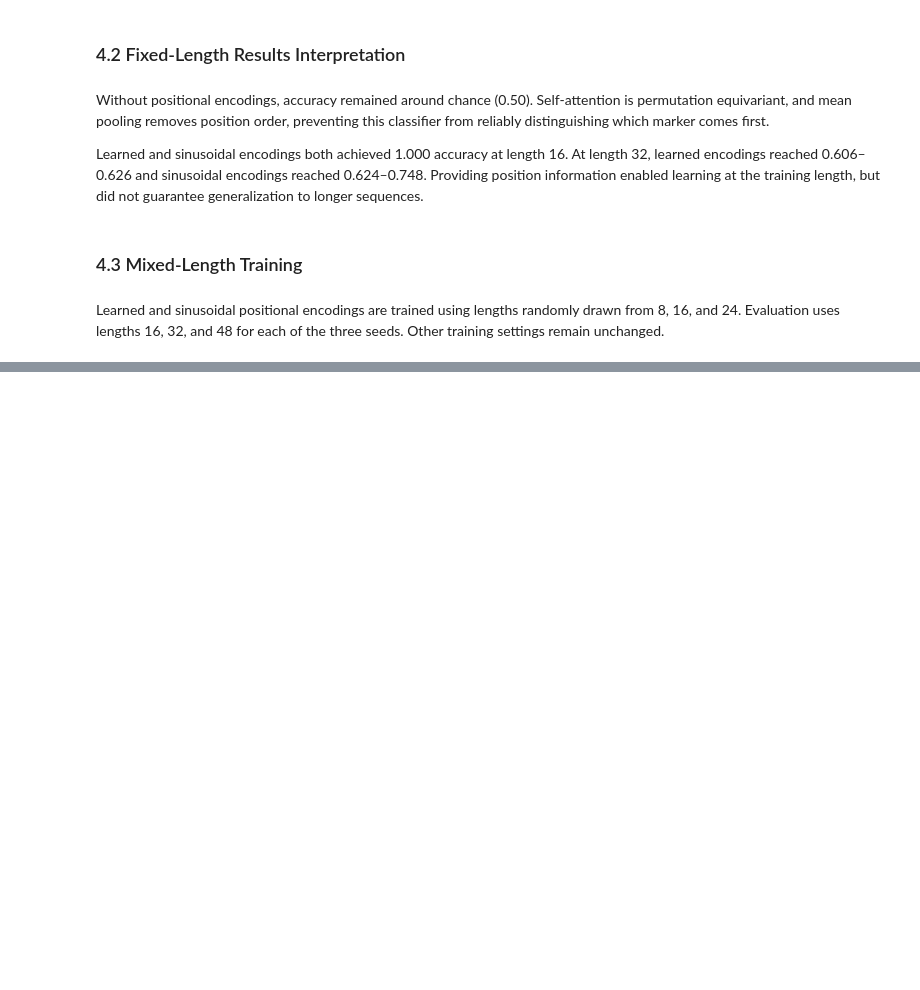
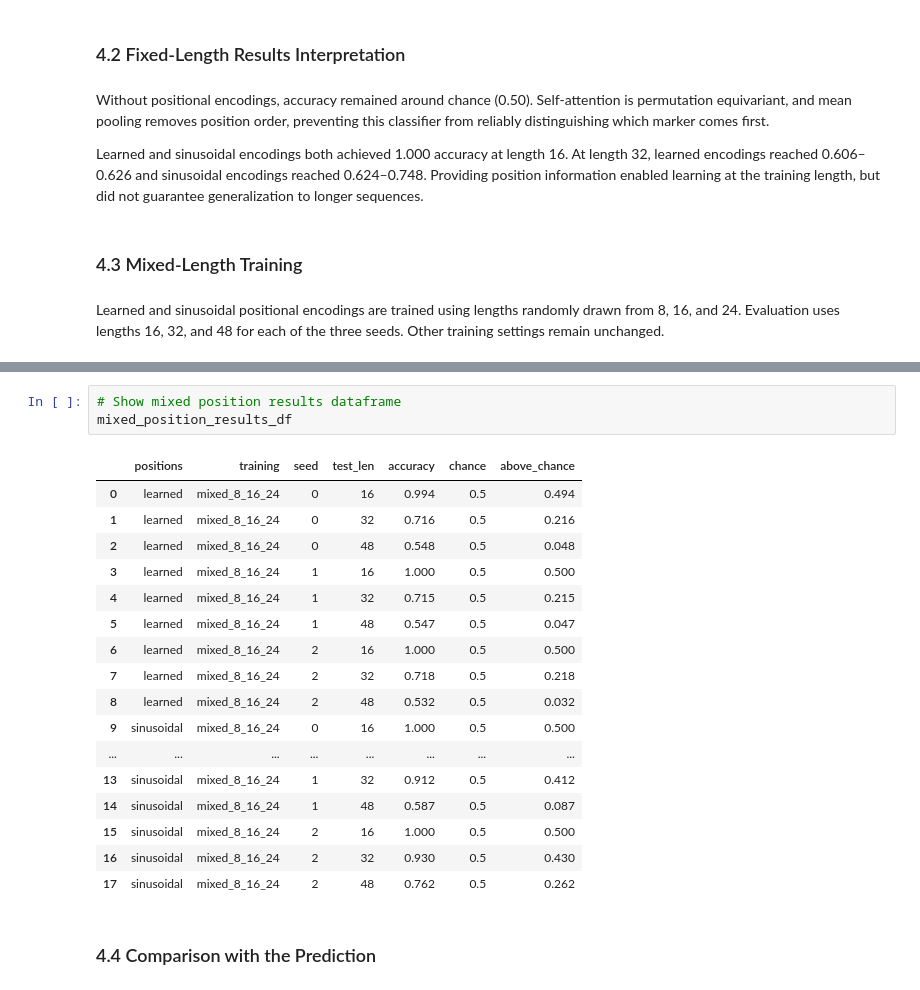
Before and after one commit to dancmartin11/aigc-5500-lab-05-attention-against-recurrence, a Jupyter notebook: daniel_alejandro_castillo_martin_LAB5.ipynb, the cells around one changed output, grey strips where cells are left out. Drawn from its saved outputs; the diff is of its cells as text; blank space fills up the shorter version.

```diff
--- a/daniel_alejandro_castillo_martin_LAB5.ipynb
+++ b/daniel_alejandro_castillo_martin_LAB5.ipynb
@@ -600,0 +613,23 @@ display(mixed_position_results_df)
+# %%
+# Show mixed position results dataframe
+mixed_position_results_df
+# %% [output]
+|  | positions | training | seed | test_len | accuracy | chance | above_chance |
+| 0 | learned | mixed_8_16_24 | 0 | 16 | 0.994 | 0.5 | 0.494 |
+| 1 | learned | mixed_8_16_24 | 0 | 32 | 0.716 | 0.5 | 0.216 |
+| 2 | learned | mixed_8_16_24 | 0 | 48 | 0.548 | 0.5 | 0.048 |
+| 3 | learned | mixed_8_16_24 | 1 | 16 | 1.000 | 0.5 | 0.500 |
+| 4 | learned | mixed_8_16_24 | 1 | 32 | 0.715 | 0.5 | 0.215 |
+| 5 | learned | mixed_8_16_24 | 1 | 48 | 0.547 | 0.5 | 0.047 |
+| 6 | learned | mixed_8_16_24 | 2 | 16 | 1.000 | 0.5 | 0.500 |
+| 7 | learned | mixed_8_16_24 | 2 | 32 | 0.718 | 0.5 | 0.218 |
+| 8 | learned | mixed_8_16_24 | 2 | 48 | 0.532 | 0.5 | 0.032 |
+| 9 | sinusoidal | mixed_8_16_24 | 0 | 16 | 1.000 | 0.5 | 0.500 |
+| ... | ... | ... | ... | ... | ... | ... | ... |
+| 13 | sinusoidal | mixed_8_16_24 | 1 | 32 | 0.912 | 0.5 | 0.412 |
+| 14 | sinusoidal | mixed_8_16_24 | 1 | 48 | 0.587 | 0.5 | 0.087 |
+| 15 | sinusoidal | mixed_8_16_24 | 2 | 16 | 1.000 | 0.5 | 0.500 |
+| 16 | sinusoidal | mixed_8_16_24 | 2 | 32 | 0.930 | 0.5 | 0.430 |
+| 17 | sinusoidal | mixed_8_16_24 | 2 | 48 | 0.762 | 0.5 | 0.262 |
+# %% [markdown]
+### 4.4 Comparison with the Prediction
```
Also changed, not shown: parts of 18 cells of this notebook, 4 other files.
